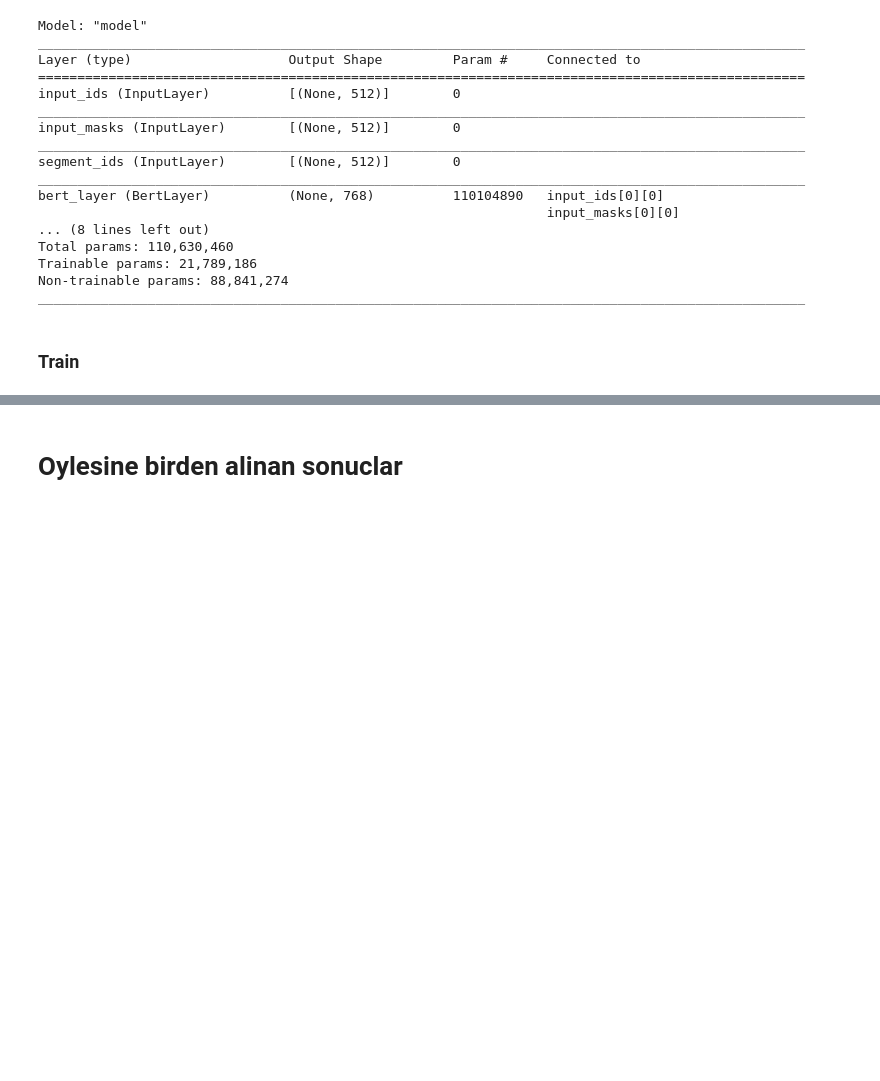
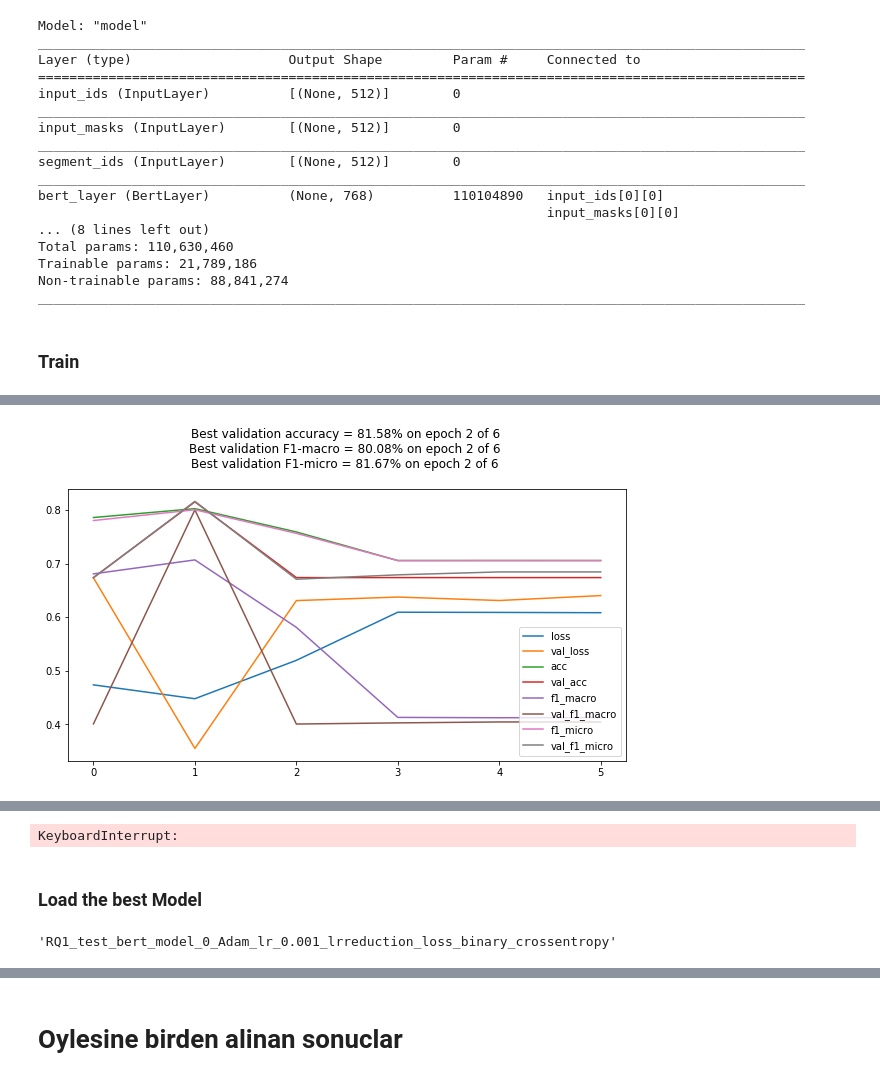
Before and after one commit to simgeekiz/Master_Thesis, a Jupyter notebook: RQ1-BERT.ipynb, the cells around one changed output, grey strips where cells are left out. Saved outputs shown, nothing was run; the diff lists cells and outputs as text; code cells hidden in the pictures; blank space fills up the shorter version.

Commit message:
rq1 ready for optimization. working on bert rq1 optimization

```diff
--- a/RQ1-BERT.ipynb
+++ b/RQ1-BERT.ipynb
@@ -90,7 +94,7 @@ W0901 23:56:44.645421 140486611460224 deprecation_wrapper.py:119] From /home/aor
 # %% [markdown]
 ## Build Model
 # %%
-def build_flat_model_0(max_seq_length):
+def build_model_0(max_seq_length, n_tags):
 
     in_id = Input(shape=(max_seq_length,), name="input_ids")
     in_mask = Input(shape=(max_seq_length,), name="input_masks")
@@ -98,12 +102,12 @@ def build_flat_model_0(max_seq_length):
     bert_inputs = [in_id, in_mask, in_segment]
 
     bert_output = BertLayer(n_fine_tune_layers=3,
-                            pooling='mean'
+                            pooling='mean',
                             bert_path=bert_path)(bert_inputs)
 
     dense = Dense(512, activation="relu")(bert_output)
     dense = Dense(256, activation="relu")(dense)
 
-    pred = Dense(2, activation="sigmoid")(dense)
+    pred = Dense(n_tags, activation="sigmoid")(dense)
 
     return Model(inputs=bert_inputs, outputs=pred)
@@ -114,8 +138,7 @@ optimizer_str = 'Adam'
 loss = 'binary_crossentropy'
 metrics = ['acc', f1_macro, f1_micro]
 # %%
-model_name = 'RQ1_bert_flat_model_0_' + optimizer_str + '_lr_' + str(learningrate) + '_loss_' + loss # + '_with_learnin_rate_reduction'
-model = build_flat_model_0(max_seq_length)
+model = build_model_0(max_seq_length, n_tags)
 model.summary()
 
 model.compile(loss=loss, optimizer=optimizer, metrics=metrics)
@@ -140,6 +163,15 @@ Total params: 110,630,460
 Trainable params: 21,789,186
 Non-trainable params: 88,841,274
 __________________________________________________________________________________________________
+# %%
+model_name = 'RQ1_test_bert_model_0' + \
+             '_' + optimizer_str +  \
+             '_lr_' + str(learningrate) +  \
+             '_lrreduction' + \
+             '_loss_' + loss
+
+model_dir = './Model/' + model_name.split('model')[0] + 'model/' + model_name
+results_file = os.path.join(model_dir, 'model_results_file.txt')
 # %% [markdown]
 ### Train
 # %%
@@ -148,4 +185,0 @@ initialize_vars(sess)
-# %%
-## Flat Model Fit
-model.fit(X_tra, y_tra, epochs=20, batch_size=32, validation_data=(X_val, y_val))
-#           callbacks=[PlotCurves(model_name=model_name)])
@@ -155,0 +186,13 @@ Train on 3582 samples, validate on 399 samples
+# %%
+model.fit(X_tra, y_tra,
+          epochs=20,
+          batch_size=batch_size,
+          validation_data=(X_val, y_val),
+          callbacks=[
+              PlotCurves(model_name=model_name, model_dir=model_dir, jnote=True),
+#               ReduceLROnPlateau(monitor='val_f1_macro', patience=3,
+#                                 factor=0.1, min_lr=0.00001),
+#               EarlyStopping(monitor='val_f1_macro', min_delta=0, patience=5, mode='max')
+          ])
+# %% [output]
+[figure, added]
@@ -155,0 +201,7 @@ Train on 3582 samples, validate on 399 samples
+KeyboardInterrupt:
+# %% [markdown]
+### Load the best Model
+# %%
+model_name
+# %% [output]
+'RQ1_test_bert_model_0_Adam_lr_0.001_lrreduction_loss_binary_crossentropy'
```
Also changed, not shown: parts of 31 cells of this notebook, 5 other files.
